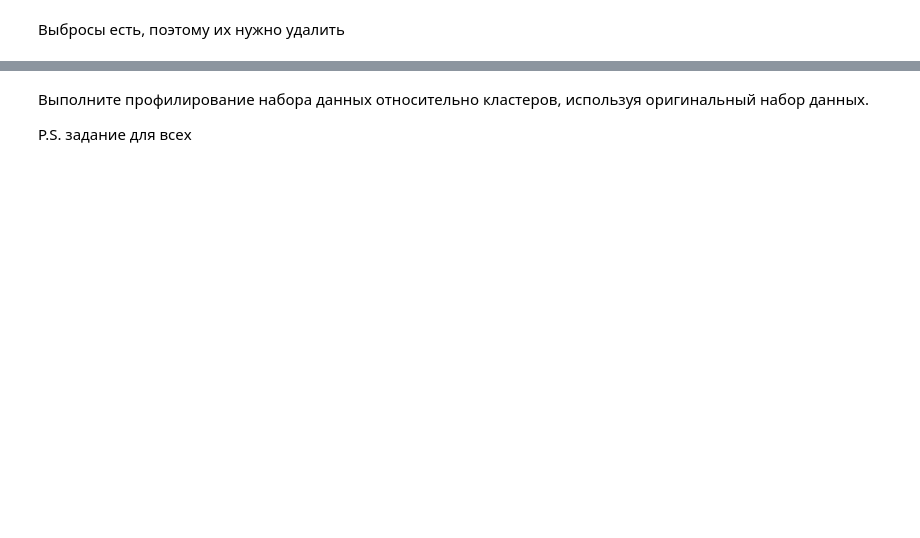
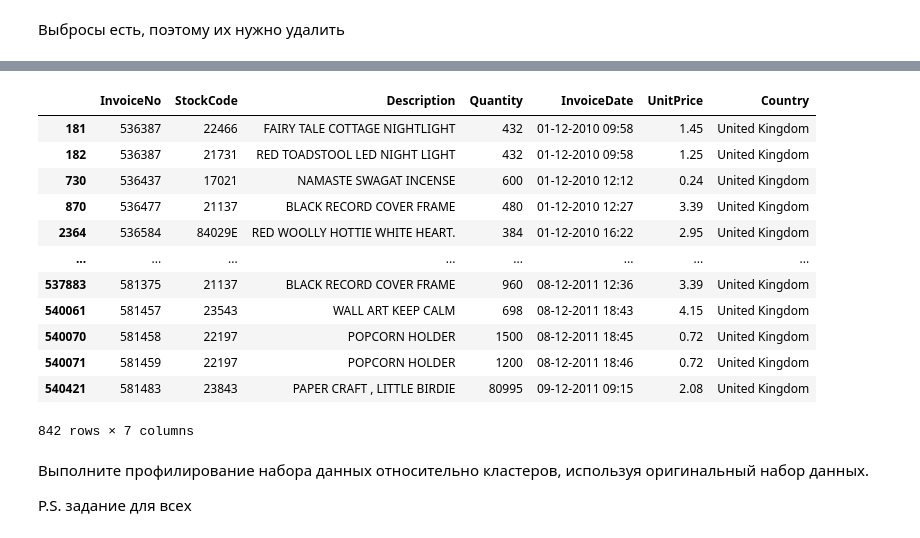
Before and after one commit to VOL-EM2024/mo, a Jupyter notebook: Задание_4.ipynb, the cells around one changed output, grey strips where cells are left out. Drawn from its saved outputs; the diff is of its cells as text; code cells hidden in the pictures; blank space fills up the shorter version.

```diff
--- a/Задание_4.ipynb
+++ b/Задание_4.ipynb
@@ -94,3 +105,22 @@ NameError: ignored
+# %%
+#Методом среднего
+outlier_detector = do.Outline(df)
+outliers_mean = outlier_detector.detect_outlier_mean_std('Quantity')
+outliers_mean
+# %% [output]
+|  | InvoiceNo | StockCode | Description | Quantity | InvoiceDate | UnitPrice | Country |
+| 181 | 536387 | 22466 | FAIRY TALE COTTAGE NIGHTLIGHT | 432 | 01-12-2010 09:58 | 1.45 | United Kingdom |
+| 182 | 536387 | 21731 | RED TOADSTOOL LED NIGHT LIGHT | 432 | 01-12-2010 09:58 | 1.25 | United Kingdom |
+| 730 | 536437 | 17021 | NAMASTE SWAGAT INCENSE | 600 | 01-12-2010 12:12 | 0.24 | United Kingdom |
+| 870 | 536477 | 21137 | BLACK RECORD COVER FRAME | 480 | 01-12-2010 12:27 | 3.39 | United Kingdom |
+| 2364 | 536584 | 84029E | RED WOOLLY HOTTIE WHITE HEART. | 384 | 01-12-2010 16:22 | 2.95 | United Kingdom |
+| ... | ... | ... | ... | ... | ... | ... | ... |
+| 537883 | 581375 | 21137 | BLACK RECORD COVER FRAME | 960 | 08-12-2011 12:36 | 3.39 | United Kingdom |
+| 540061 | 581457 | 23543 | WALL ART KEEP CALM | 698 | 08-12-2011 18:43 | 4.15 | United Kingdom |
+| 540070 | 581458 | 22197 | POPCORN HOLDER | 1500 | 08-12-2011 18:45 | 0.72 | United Kingdom |
+| 540071 | 581459 | 22197 | POPCORN HOLDER | 1200 | 08-12-2011 18:46 | 0.72 | United Kingdom |
+| 540421 | 581483 | 23843 | PAPER CRAFT , LITTLE BIRDIE | 80995 | 09-12-2011 09:15 | 2.08 | United Kingdom |
+842 rows × 7 columns
 # %%
 """
 Здесь k-means и метрики. Используйте несколько вариантов метрик (из практики), для поиска оптимального числа кластеров.
```
Also changed, not shown: parts of 5 cells of this notebook.
